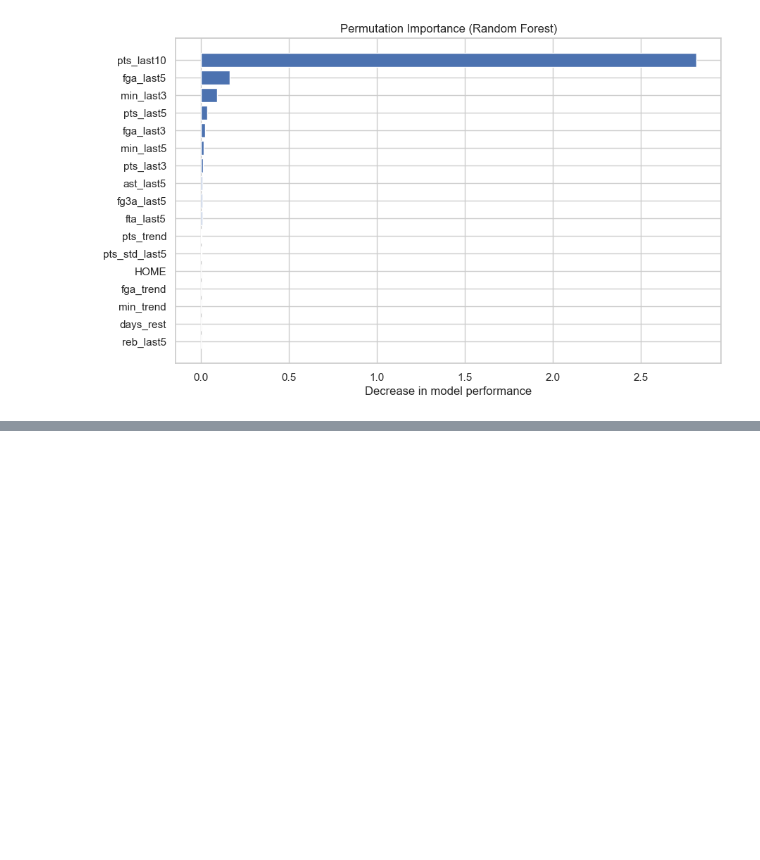
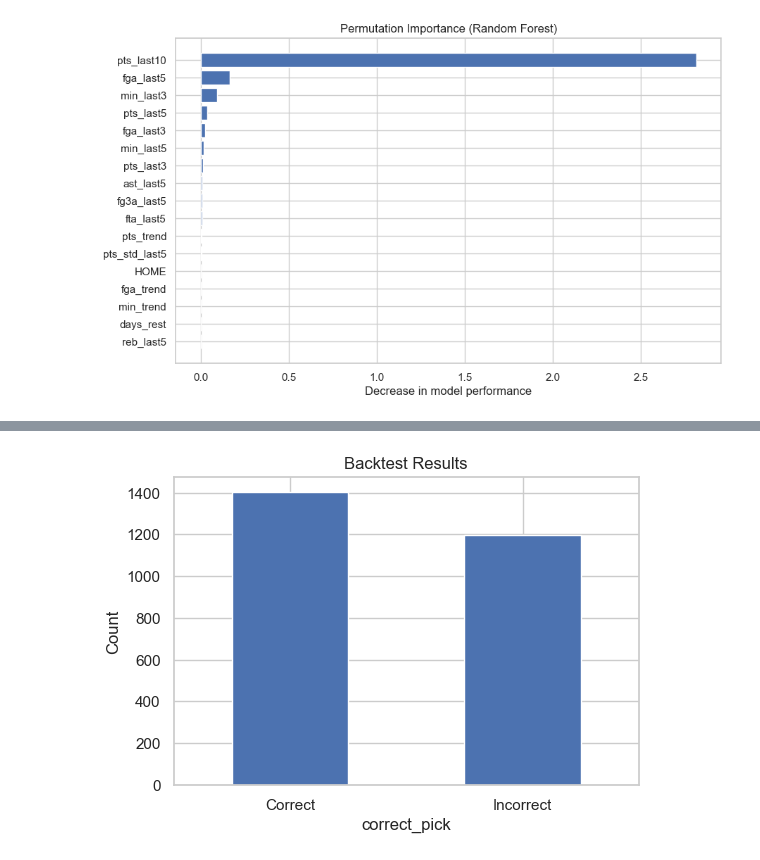
Before and after one commit to Zdanekk/nba-player-props-model, a Jupyter notebook: notebooks/04_model_evaluation.ipynb, the cells around one changed output, grey strips where cells are left out. Cells and saved outputs as stored; diff of their text form; code cells hidden in the pictures; blank space fills up the shorter version.

```diff
--- a/notebooks/04_model_evaluation.ipynb
+++ b/notebooks/04_model_evaluation.ipynb
@@ -355,0 +493,14 @@ Main takeaways from this evaluation:
+# %%
+plt.figure(figsize=(6,4))
+
+test_backtest_df["correct_pick"].value_counts().plot(
+    kind="bar",
+    title="Backtest Results",
+)
+
+plt.xticks([0,1],["Correct","Incorrect"], rotation=0)
+plt.ylabel("Count")
+
+plt.show()
+# %% [output]
+[figure, added]
```
Also changed, not shown: parts of 18 cells of this notebook, 2 other files.
